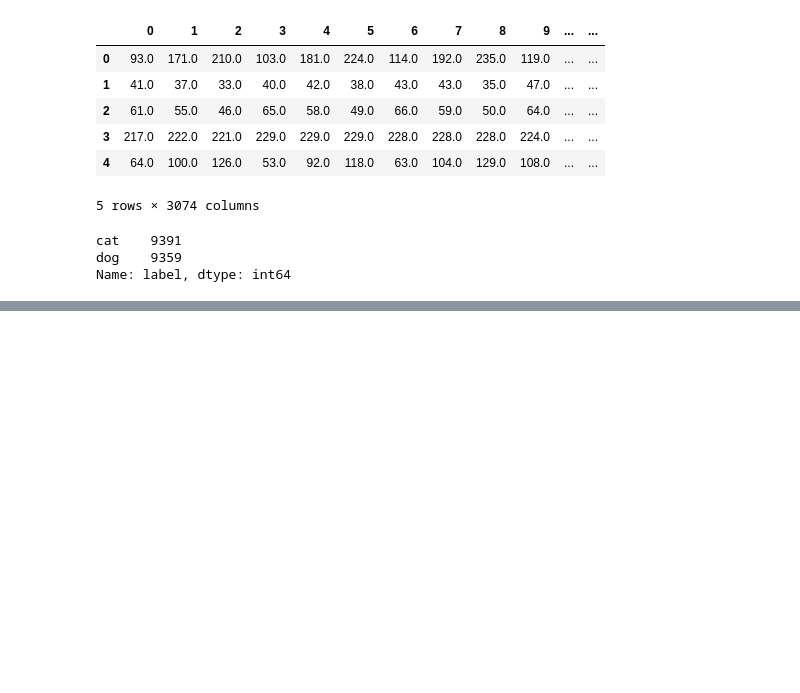
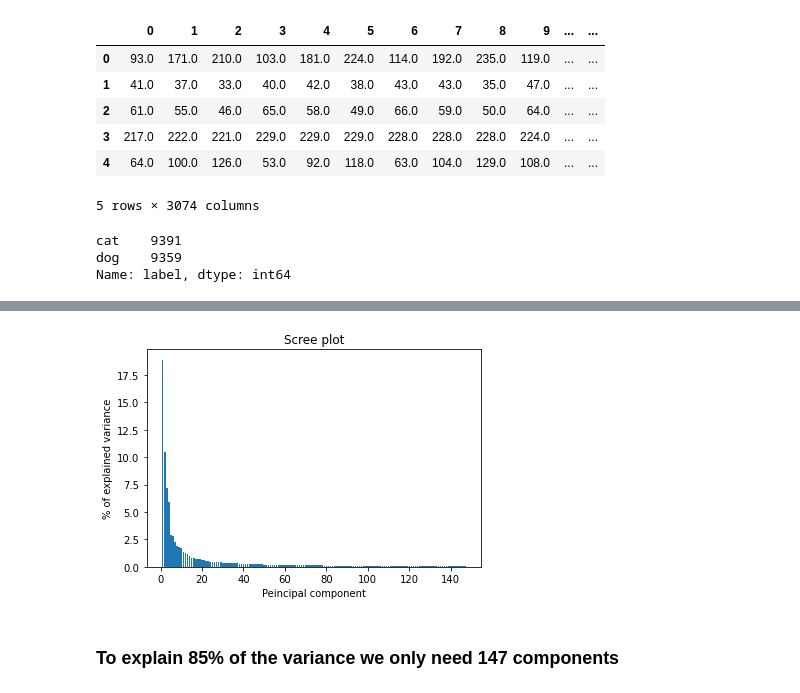
Before and after one commit to Matan-Shimon/Data-Visualization, a Jupyter notebook: Dogs vs Cats.ipynb, the cells around one changed output, grey strips where cells are left out. Saved outputs shown, nothing was run; the diff lists cells and outputs as text; code cells hidden in the pictures; blank space fills up the shorter version.

```diff
--- a/Dogs vs Cats.ipynb
+++ b/Dogs vs Cats.ipynb
@@ -176,0 +208,11 @@ total_explained
+# %%
+per_var = (pca.explained_variance_ratio_*100)
+plt.bar(x=range(1,len(per_var)+1), height=per_var)
+plt.ylabel('% of explained variance')
+plt.xlabel('Peincipal component')
+plt.title('Scree plot')
+plt.show()
+# %% [output]
+[figure, added]
+# %% [markdown]
+### To explain 85% of the variance we only need 147 components
```
Also changed, not shown: parts of 28 cells of this notebook.
